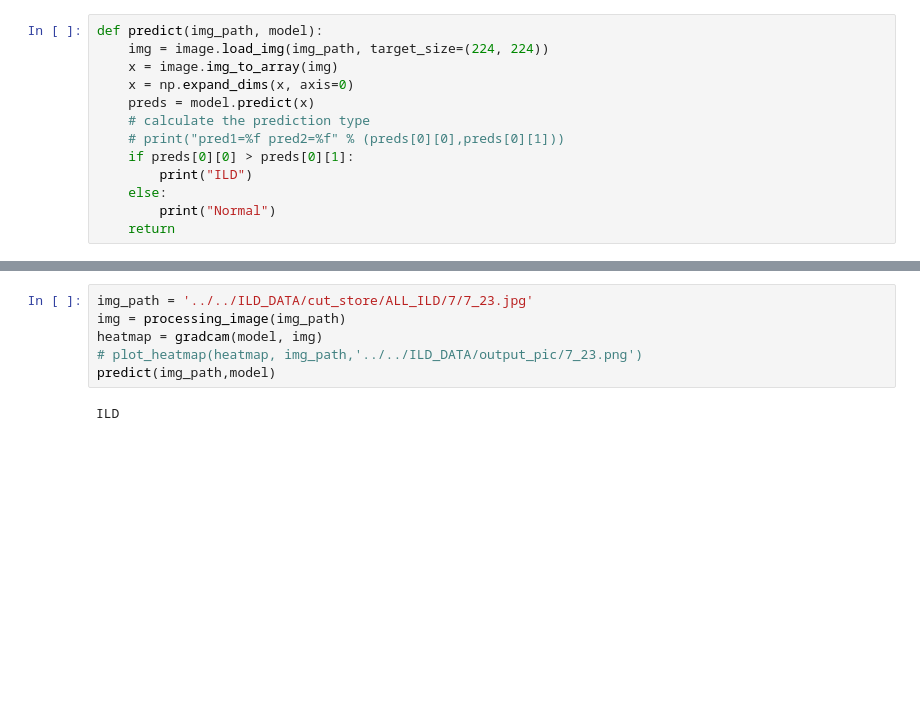
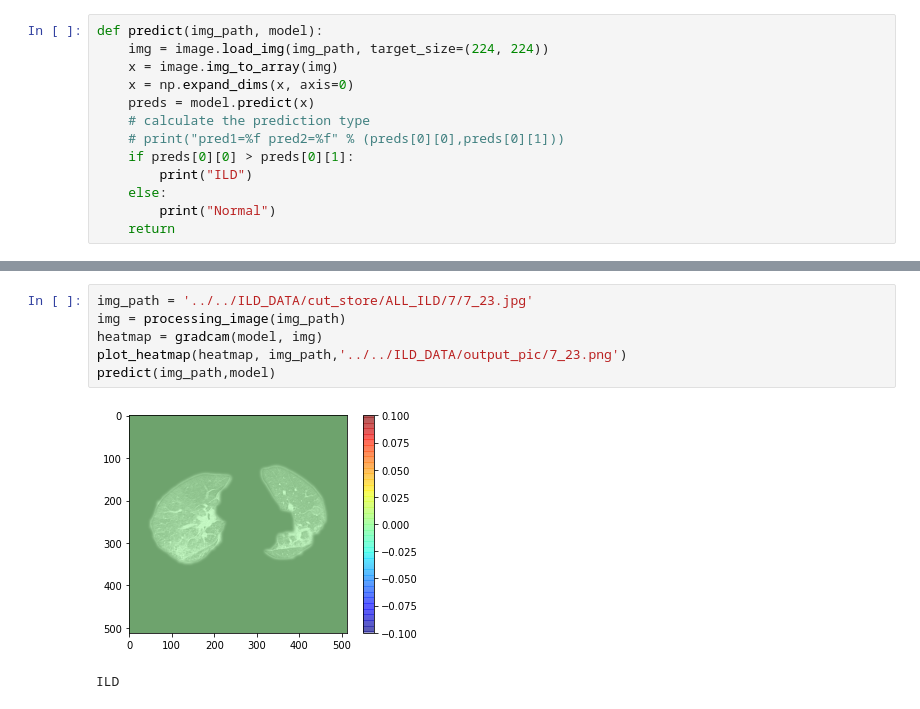
Before and after one commit to Media1129/ILD_PROJECT, a Jupyter notebook: Grad_CAM/ILD_CAM_RESNET.ipynb, the cells around one changed output, grey strips where cells are left out. Saved outputs shown, nothing was run; the diff lists cells and outputs as text; blank space fills up the shorter version.

```diff
--- a/Grad_CAM/ILD_CAM_RESNET.ipynb
+++ b/Grad_CAM/ILD_CAM_RESNET.ipynb
@@ -118,10 +122,11 @@ ILD
 # %%
 img_path = '../../ILD_DATA/cut_store/ALL_ILD/7/7_23.jpg'
 img = processing_image(img_path)
 heatmap = gradcam(model, img)
-# plot_heatmap(heatmap, img_path,'../../ILD_DATA/output_pic/7_23.png')
+plot_heatmap(heatmap, img_path,'../../ILD_DATA/output_pic/7_23.png')
 predict(img_path,model)
 # %% [output]
+[figure, added]
 ILD
 # %%
 img_path = '../../ILD_DATA/cut_store/ALL_ILD/9/9_23.jpg'
```
Also changed, not shown: parts of 9 cells of this notebook, 6 other files.
